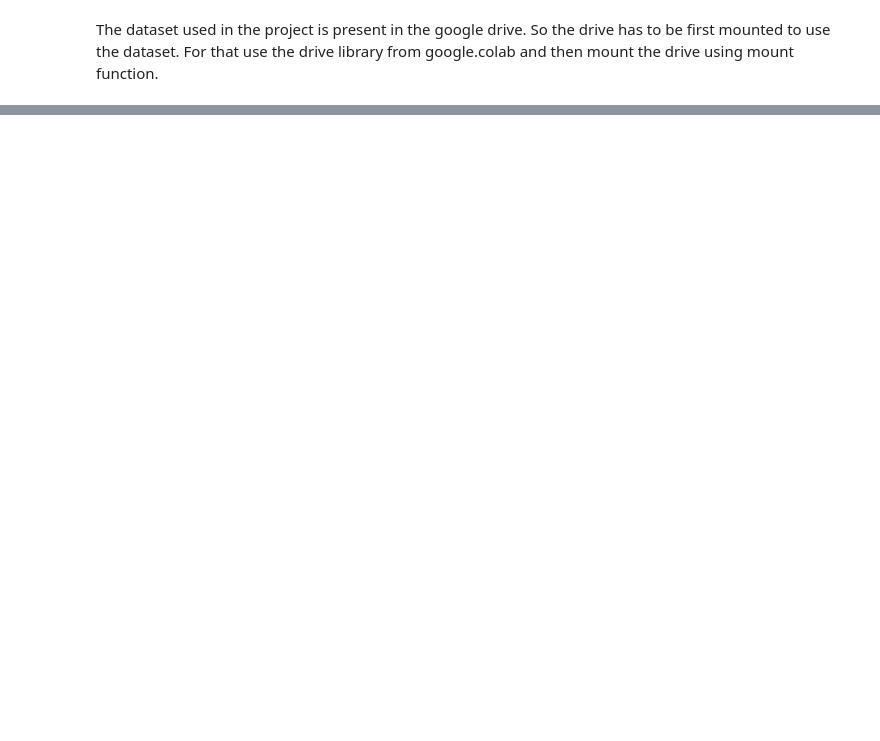
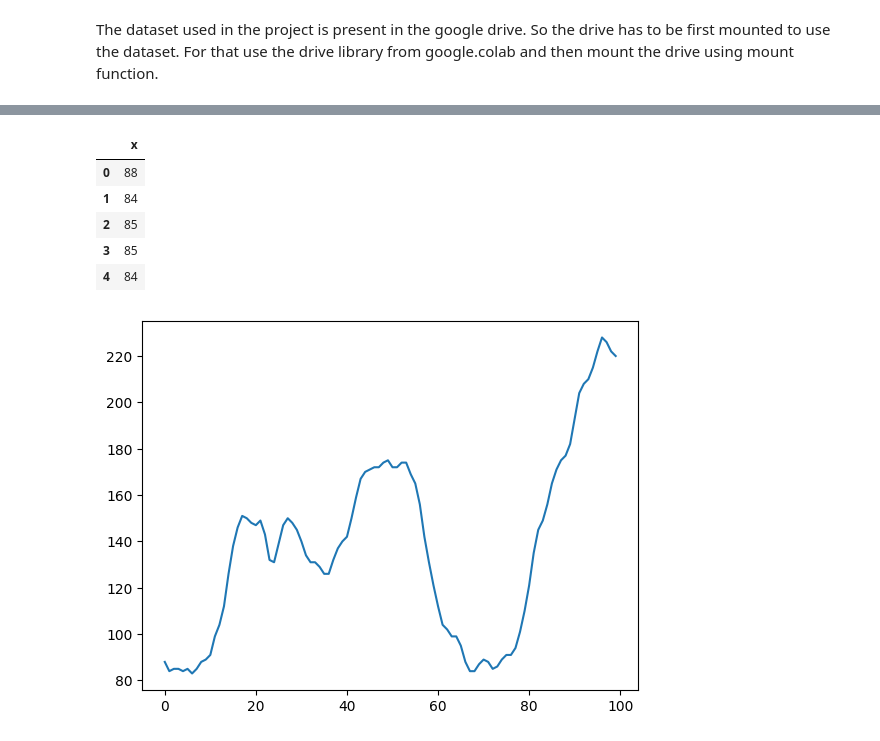
Before and after one commit to Rajat504/CLOUDYML, a Jupyter notebook: Time_Series_Module4.ipynb, the cells around one changed output, grey strips where cells are left out. Drawn from its saved outputs; the diff is of its cells as text; code cells hidden in the pictures; blank space fills up the shorter version.

```diff
--- a/Time_Series_Module4.ipynb
+++ b/Time_Series_Module4.ipynb
@@ -396,0 +89,20 @@ Keep practising until next assignment comes in. <br><br>
+# %%
+# copy the dataset path
+path = '/content/time_series.csv'
+
+# read the data
+df = pd.read_csv(path)
+
+# plot the data
+plt.plot(df)
+
+# display top 5 rows
+df.head()
+# %% [output]
+|  | x |
+| 0 | 88 |
+| 1 | 84 |
+| 2 | 85 |
+| 3 | 85 |
+| 4 | 84 |
+[figure, added]
```
Also changed, not shown: parts of 91 cells of this notebook.
